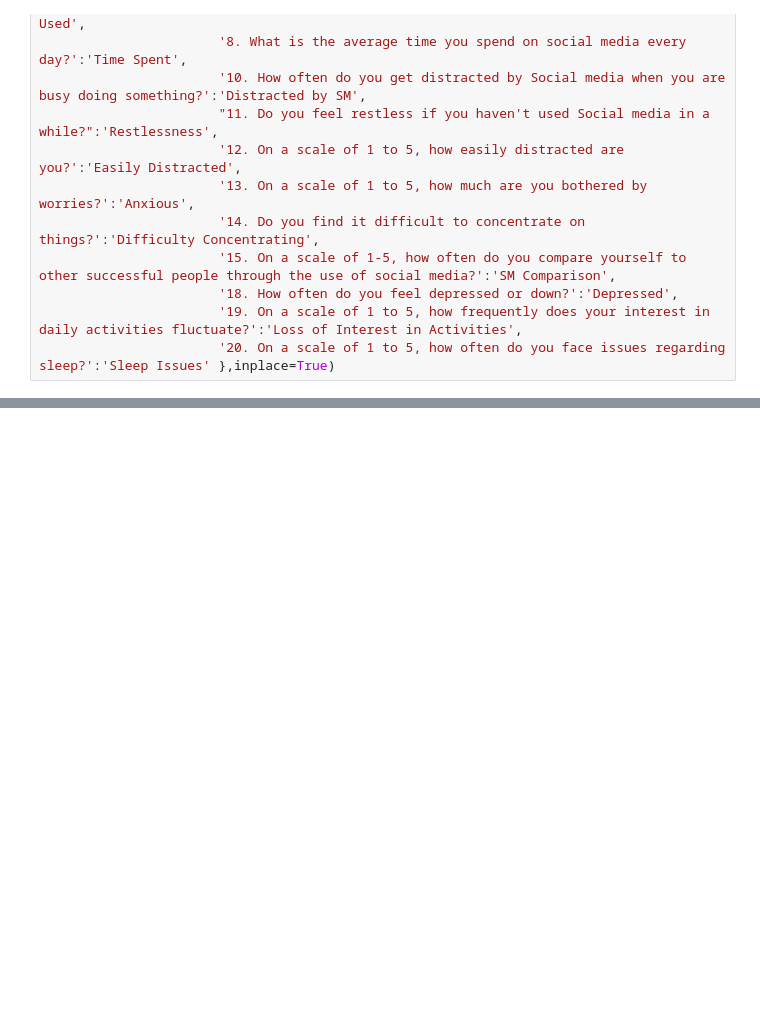
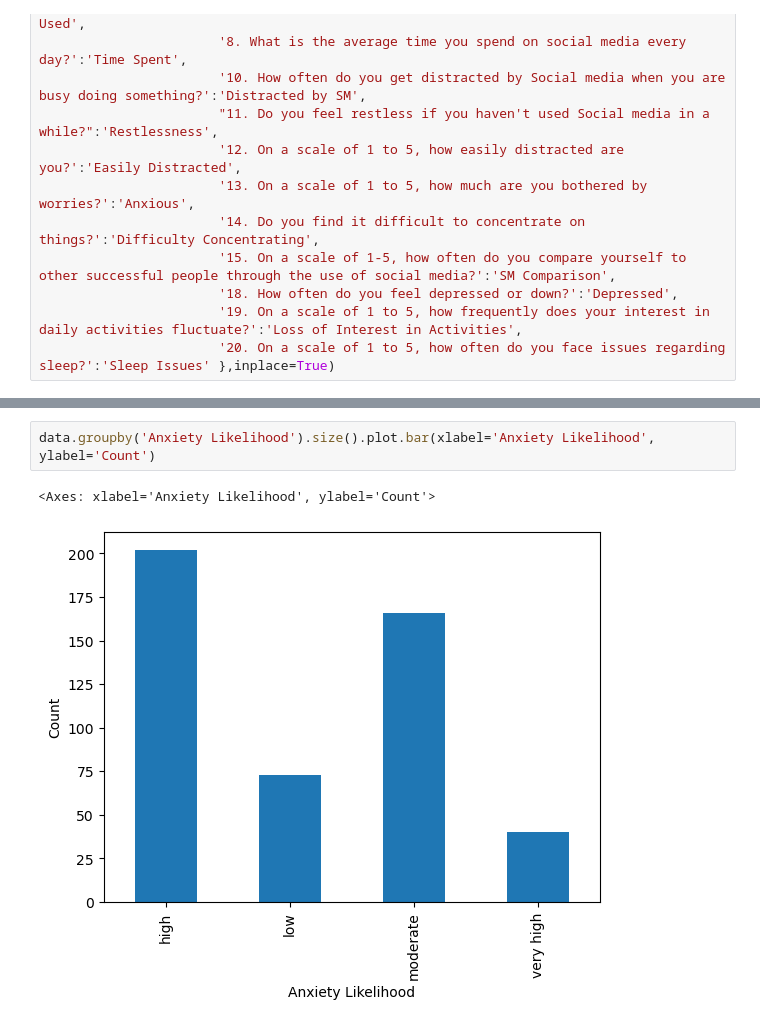
Before and after one commit to Michaelg-hub/social-media-and-mental-health, a Jupyter notebook: Social Media Use and Mental Health.ipynb, the cells around one changed output, grey strips where cells are left out. Cells and saved outputs as stored; diff of their text form; blank space fills up the shorter version.

```diff
--- a/Social Media Use and Mental Health.ipynb
+++ b/Social Media Use and Mental Health.ipynb
@@ -157,0 +194,5 @@ Now that the levels of our participants' depression and anxiety are quantified,
+# %%
+data.groupby('Anxiety Likelihood').size().plot.bar(xlabel='Anxiety Likelihood', ylabel='Count')
+# %% [output]
+<Axes: xlabel='Anxiety Likelihood', ylabel='Count'>
+[figure, added]
```
Also changed, not shown: parts of 13 cells of this notebook.
